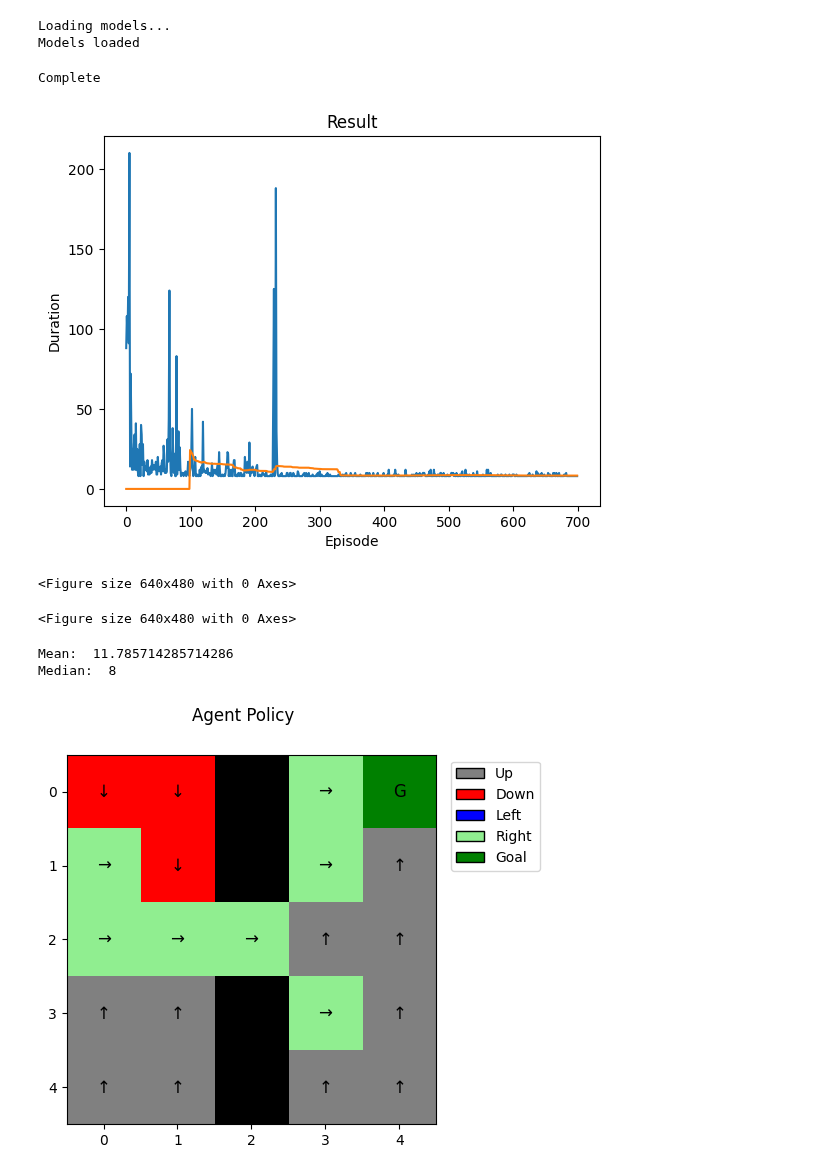
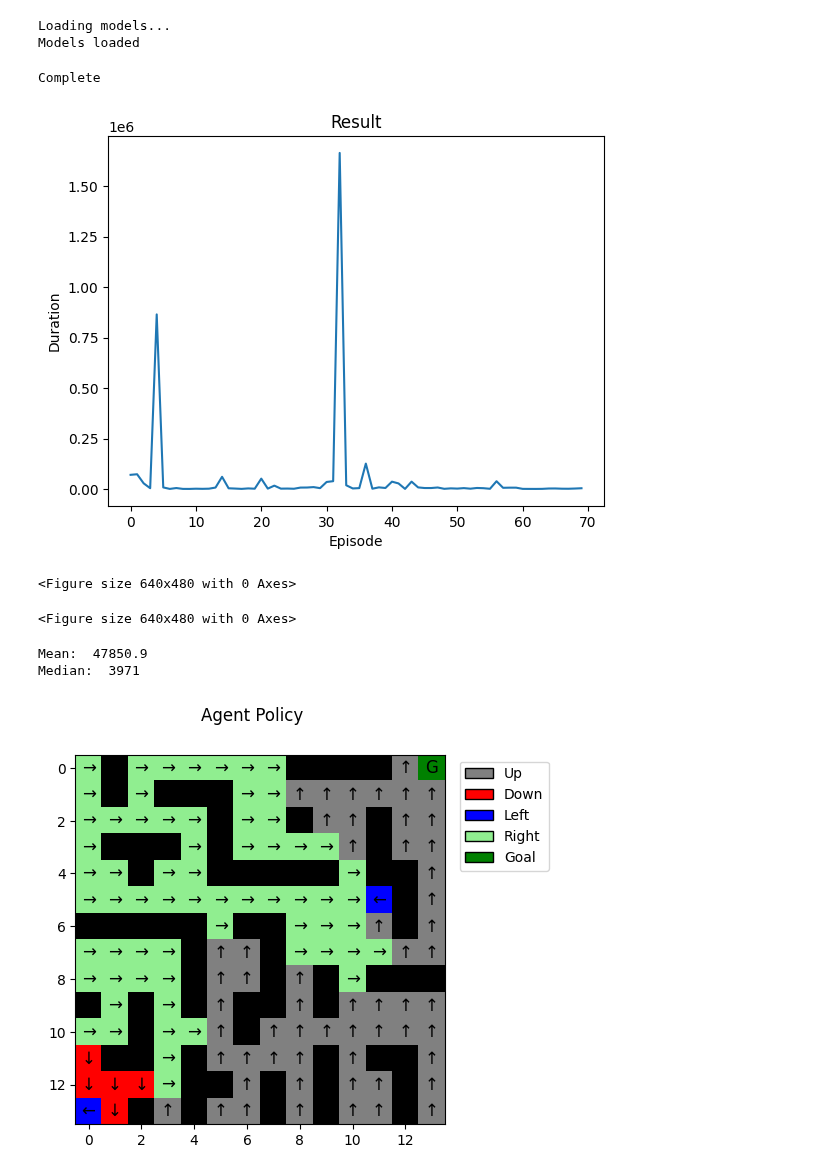
Before and after one commit to salvalago23/TFG_Salvador_Perez_GR, a Jupyter notebook: src/6_DQNv2.ipynb, the cells around one changed output. Drawn from its saved outputs; the diff is of its cells as text; code cells hidden in the pictures.

```diff
--- a/src/6_DQNv2.ipynb
+++ b/src/6_DQNv2.ipynb
@@ -25,7 +25,7 @@ plt.ion()
 # if GPU is to be used
 device = torch.device("cuda" if torch.cuda.is_available() else "cpu")
 # %%
-env = createNNEnv()
+env = createNNEnv(shape="14x14")
 # %% [output]
 Loading models...
 Models loaded
@@ -186,7 +186,7 @@ def optimize_model():
     optimizer.step()
 # %%
 if torch.cuda.is_available():
-    num_episodes = 700
+    num_episodes = 40
 else:
     num_episodes = 50
 
@@ -206,34 +206,34 @@ for i_episode in range(num_episodes):
             next_state = torch.tensor(observation, dtype=torch.float32, device=device).unsqueeze(0)
 
         # Store the transition in memory
         memory.push(state, action, next_state, reward)
 
         # Move to the next state
         state = next_state
 
         # Perform one step of the optimization (on the policy network)
         optimize_model()
 
         # Soft update of the target network's weights
         # θ′ ← τ θ + (1 −τ )θ′
         target_net_state_dict = target_net.state_dict()
         policy_net_state_dict = policy_net.state_dict()
         for key in policy_net_state_dict:
             target_net_state_dict[key] = policy_net_state_dict[key]*TAU + target_net_state_dict[key]*(1-TAU)
         target_net.load_state_dict(target_net_state_dict)
 
         if done:
             episode_durations.append(t + 1)
             plot_durations()
             break
 
 print('Complete')
 plot_durations(show_result=True)
 plt.ioff()
 plt.show()
 # %% [output]
 Complete
-[figure, old version]
+[figure, new version]
 <Figure size 640x480 with 0 Axes>
 <Figure size 640x480 with 0 Axes>
 # %%
@@ -242,8 +242,8 @@ Complete
 print("Mean: ", sum(episode_durations)/len(episode_durations))
 print("Median: ", sorted(episode_durations)[len(episode_durations)//2])
 # %% [output]
-Mean:  11.785714285714286
-Median:  8
+Mean:  47850.9
+Median:  3971
 # %%
 state_value_dict, policy_dict = create_dicts_DQN(policy_net, env)
 value_grid, policy_grid, string_policy_grid = create_grids(state_value_dict, policy_dict, env)
@@ -255,4 +255,4 @@ fig = plot_string_policy(string_policy_grid)
 fig.suptitle(f'Agent Policy')
 plt.show()
 # %% [output]
-[figure, old version]
+[figure, new version]
```
Also changed, not shown: 1 other file.
